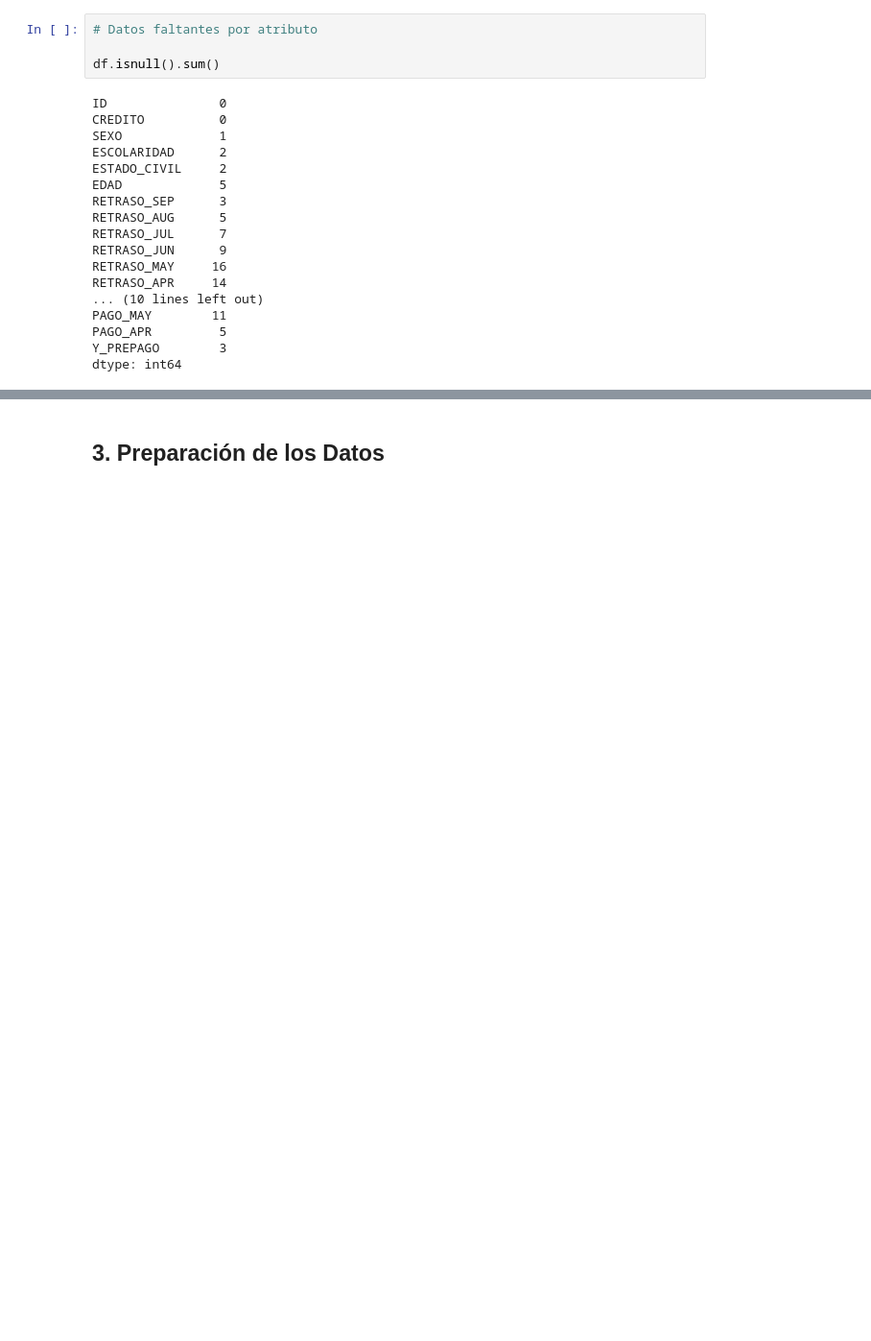
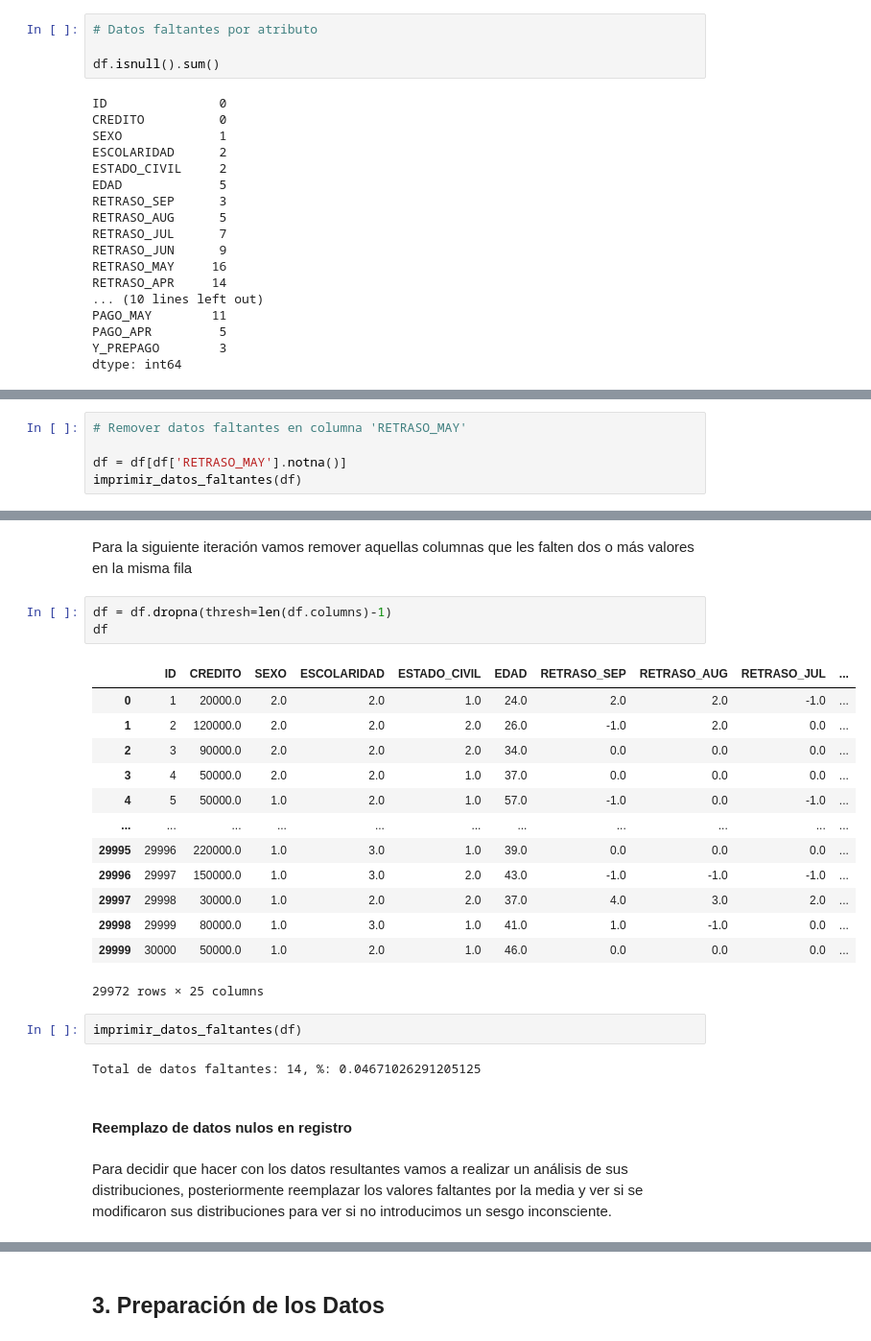
Before and after one commit to PosgradoMNA/actividades-de-aprendizaje-armandoBringas-a01200230, a Jupyter notebook: Activity_week_3/Week_3-Activity_1/Actividad-1.ipynb, the cells around one changed output, grey strips where cells are left out. Shown at 96% size. Cells and saved outputs as stored; diff of their text form; blank space fills up the shorter version.

```diff
--- a/Activity_week_3/Week_3-Activity_1/Actividad-1.ipynb
+++ b/Activity_week_3/Week_3-Activity_1/Actividad-1.ipynb
@@ -250,0 +340,5 @@ df[df['Y_PREPAGO'].isna()]
+# %%
+# Remover datos faltantes en columna 'RETRASO_MAY'
+
+df = df[df['RETRASO_MAY'].notna()]
+imprimir_datos_faltantes(df)
@@ -250,0 +386,27 @@ df[df['Y_PREPAGO'].isna()]
+# %% [markdown]
+Para la siguiente iteración vamos remover aquellas columnas que les falten dos o más valores en la misma fila
+# %%
+df = df.dropna(thresh=len(df.columns)-1)
+df
+# %% [output]
+|  | ID | CREDITO | SEXO | ESCOLARIDAD | ESTADO_CIVIL | EDAD | RETRASO_SEP | RETRASO_AUG | RETRASO_JUL | ... |
+| 0 | 1 | 20000.0 | 2.0 | 2.0 | 1.0 | 24.0 | 2.0 | 2.0 | -1.0 | ... |
+| 1 | 2 | 120000.0 | 2.0 | 2.0 | 2.0 | 26.0 | -1.0 | 2.0 | 0.0 | ... |
+| 2 | 3 | 90000.0 | 2.0 | 2.0 | 2.0 | 34.0 | 0.0 | 0.0 | 0.0 | ... |
+| 3 | 4 | 50000.0 | 2.0 | 2.0 | 1.0 | 37.0 | 0.0 | 0.0 | 0.0 | ... |
+| 4 | 5 | 50000.0 | 1.0 | 2.0 | 1.0 | 57.0 | -1.0 | 0.0 | -1.0 | ... |
+| ... | ... | ... | ... | ... | ... | ... | ... | ... | ... | ... |
+| 29995 | 29996 | 220000.0 | 1.0 | 3.0 | 1.0 | 39.0 | 0.0 | 0.0 | 0.0 | ... |
+| 29996 | 29997 | 150000.0 | 1.0 | 3.0 | 2.0 | 43.0 | -1.0 | -1.0 | -1.0 | ... |
+| 29997 | 29998 | 30000.0 | 1.0 | 2.0 | 2.0 | 37.0 | 4.0 | 3.0 | 2.0 | ... |
+| 29998 | 29999 | 80000.0 | 1.0 | 3.0 | 1.0 | 41.0 | 1.0 | -1.0 | 0.0 | ... |
+| 29999 | 30000 | 50000.0 | 1.0 | 2.0 | 1.0 | 46.0 | 0.0 | 0.0 | 0.0 | ... |
+29972 rows × 25 columns
+# %%
+imprimir_datos_faltantes(df)
+# %% [output]
+Total de datos faltantes: 14, %: 0.04671026291205125
+# %% [markdown]
+#### Reemplazo de datos nulos en registro
+# %% [markdown]
+Para decidir que hacer con los datos resultantes vamos a realizar un análisis de sus distribuciones, posteriormente reemplazar los valores faltantes por la media y ver si se modificaron sus distribuciones para ver si no introducimos un sesgo inconsciente.
```
Also changed, not shown: parts of 58 cells of this notebook.
